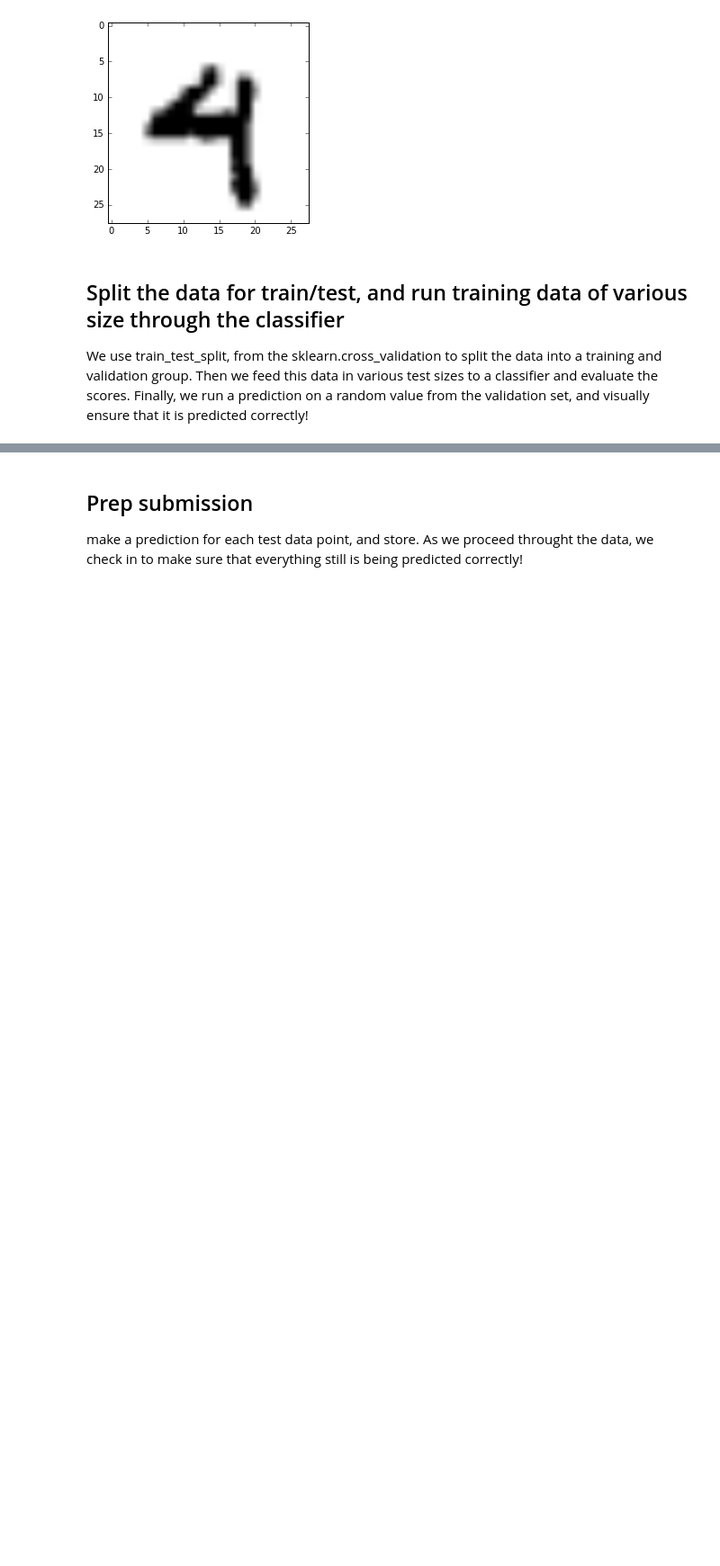
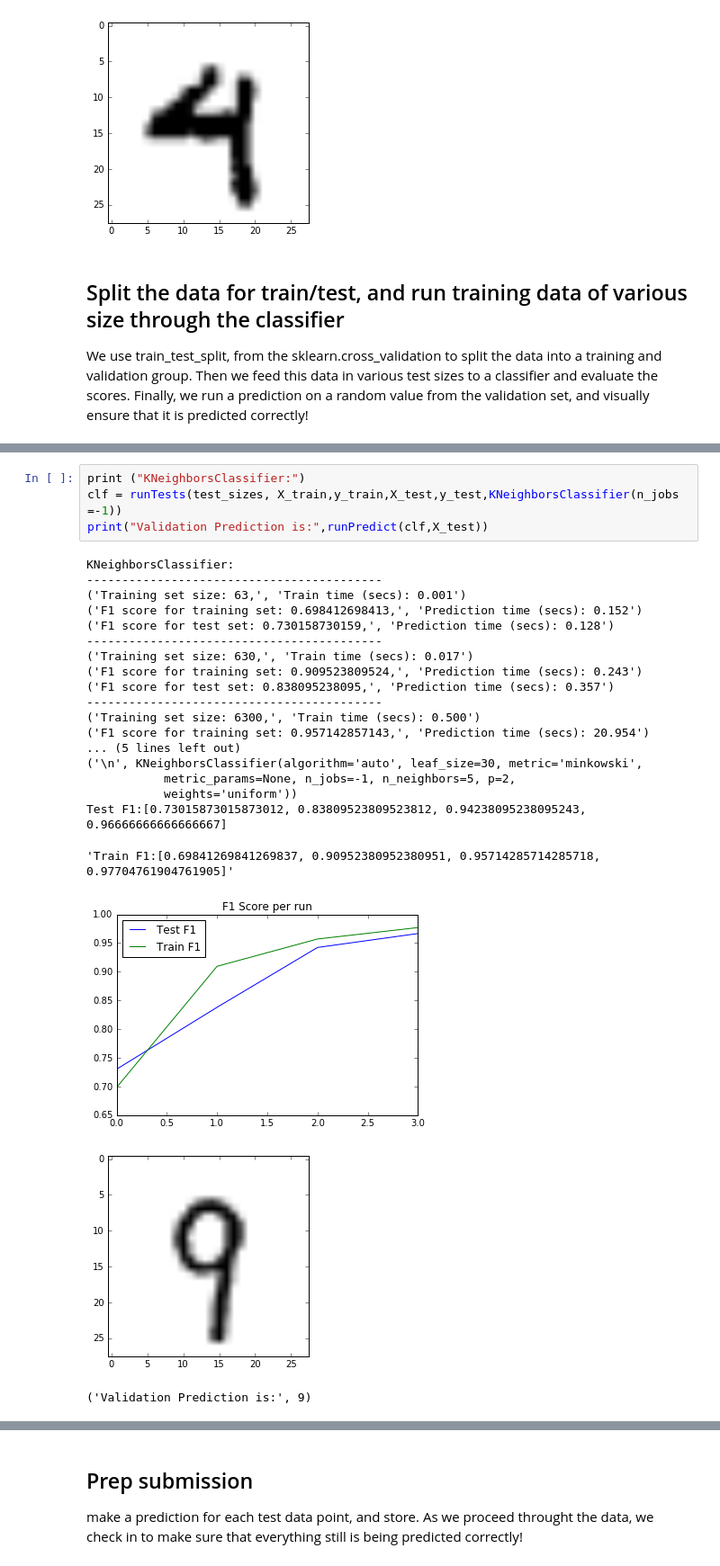
Before and after one commit to llathrop/Kagglescripts, a Jupyter notebook: digitsrecognizerwithsklearn.ipynb, the cells around one changed output, grey strips where cells are left out. Shown at 90% size. Drawn from its saved outputs; the diff is of its cells as text; blank space fills up the shorter version.

```diff
--- a/digitsrecognizerwithsklearn.ipynb
+++ b/digitsrecognizerwithsklearn.ipynb
@@ -265 +286,27 @@ Test F1:[0.1111111111111111, 0.39841269841269839, 0.68365079365079362, 0.7283809
+# %%
+print ("KNeighborsClassifier:")
+clf = runTests(test_sizes, X_train,y_train,X_test,y_test,KNeighborsClassifier(n_jobs =-1))
+print("Validation Prediction is:",runPredict(clf,X_test))
+# %% [output]
+KNeighborsClassifier:
+------------------------------------------
+('Training set size: 63,', 'Train time (secs): 0.001')
+('F1 score for training set: 0.698412698413,', 'Prediction time (secs): 0.152')
+('F1 score for test set: 0.730158730159,', 'Prediction time (secs): 0.128')
+------------------------------------------
+('Training set size: 630,', 'Train time (secs): 0.017')
+('F1 score for training set: 0.909523809524,', 'Prediction time (secs): 0.243')
+('F1 score for test set: 0.838095238095,', 'Prediction time (secs): 0.357')
+------------------------------------------
+('Training set size: 6300,', 'Train time (secs): 0.500')
+('F1 score for training set: 0.957142857143,', 'Prediction time (secs): 20.954')
+... (5 lines left out)
+('\n', KNeighborsClassifier(algorithm='auto', leaf_size=30, metric='minkowski',
+           metric_params=None, n_jobs=-1, n_neighbors=5, p=2,
+           weights='uniform'))
+Test F1:[0.73015873015873012, 0.83809523809523812, 0.94238095238095243, 0.96666666666666667]
+'Train F1:[0.69841269841269837, 0.90952380952380951, 0.95714285714285718, 0.97704761904761905]'
+[figure, added]
+[figure, added]
+('Validation Prediction is:', 9)
 # %% [markdown]
```
Also changed, not shown: parts of 7 cells of this notebook.
